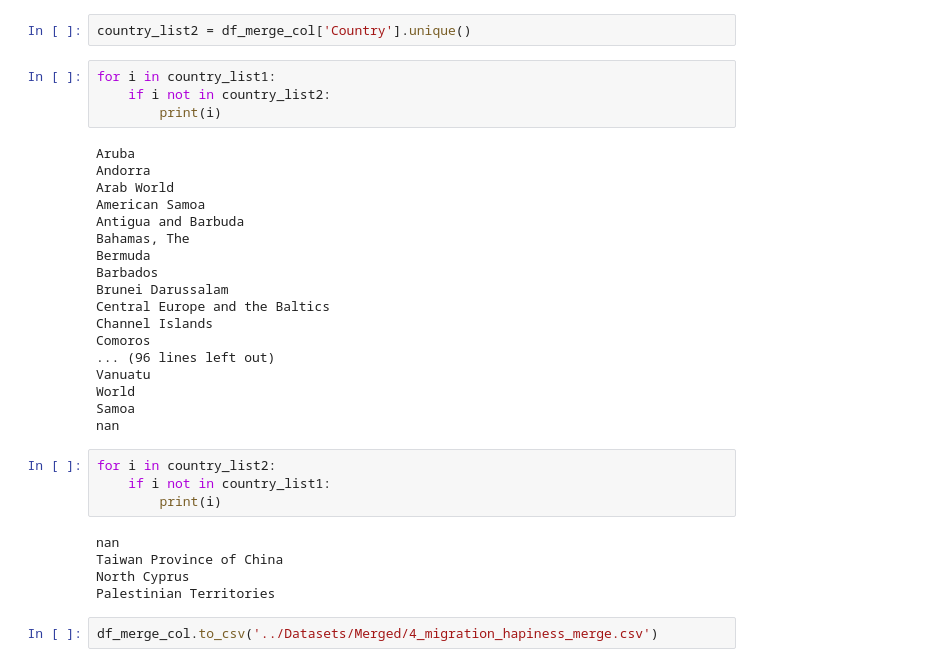
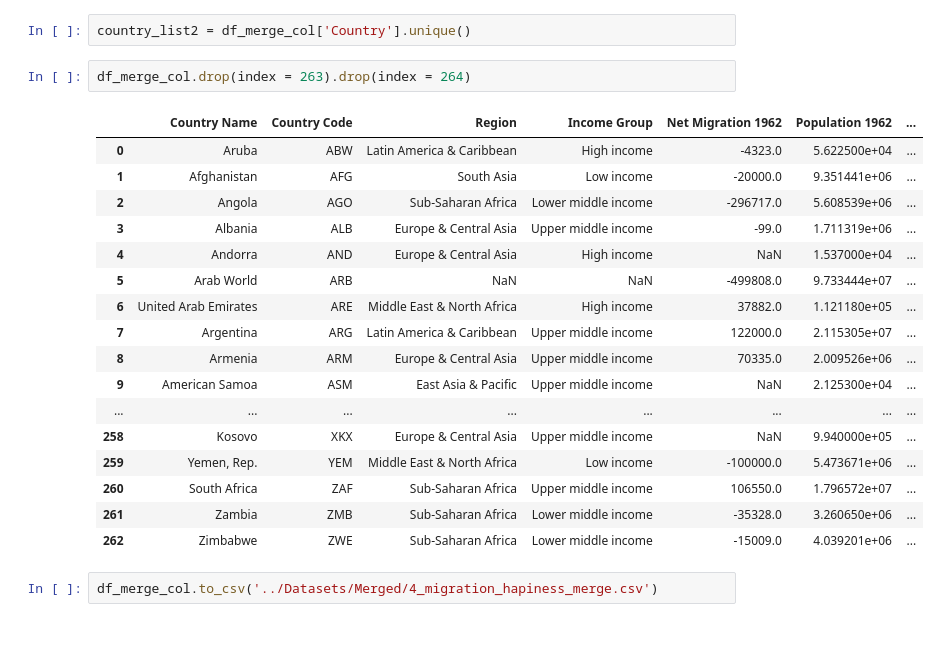
Before and after one commit to imogen-rickert/migration_happiness, a Jupyter notebook: Notebooks/Merge Population and Hapiness Data.ipynb, the cells around one changed output. Drawn from its saved outputs; the diff is of its cells as text; blank space fills up the shorter version.

Commit message:
Update Merged File

```diff
--- a/Notebooks/Merge Population and Hapiness Data.ipynb
+++ b/Notebooks/Merge Population and Hapiness Data.ipynb
@@ -196,36 +196,25 @@ df_merge_col
 country_list1 = df_merge_col['Country Name'].unique()
 # %%
 country_list2 = df_merge_col['Country'].unique()
-# %%
-for i in country_list1:
-    if i not in country_list2:
-        print(i)
-# %% [output]
-Aruba
-Andorra
-Arab World
-American Samoa
-Antigua and Barbuda
-Bahamas, The
-Bermuda
-Barbados
-Brunei Darussalam
-Central Europe and the Baltics
-Channel Islands
-Comoros
-... (96 lines left out)
-Vanuatu
-World
-Samoa
-nan
-# %%
-for i in country_list2:
-    if i not in country_list1:
-        print(i)
-# %% [output]
-nan
-Taiwan Province of China
-North Cyprus
-Palestinian Territories
+# %%
+df_merge_col.drop(index = 263).drop(index = 264)
+# %% [output]
+|  | Country Name | Country Code | Region | Income Group | Net Migration 1962 | Population 1962 | ... |
+| 0 | Aruba | ABW | Latin America & Caribbean | High income | -4323.0 | 5.622500e+04 | ... |
+| 1 | Afghanistan | AFG | South Asia | Low income | -20000.0 | 9.351441e+06 | ... |
+| 2 | Angola | AGO | Sub-Saharan Africa | Lower middle income | -296717.0 | 5.608539e+06 | ... |
+| 3 | Albania | ALB | Europe & Central Asia | Upper middle income | -99.0 | 1.711319e+06 | ... |
+| 4 | Andorra | AND | Europe & Central Asia | High income | NaN | 1.537000e+04 | ... |
+| 5 | Arab World | ARB | NaN | NaN | -499808.0 | 9.733444e+07 | ... |
+| 6 | United Arab Emirates | ARE | Middle East & North Africa | High income | 37882.0 | 1.121180e+05 | ... |
+| 7 | Argentina | ARG | Latin America & Caribbean | Upper middle income | 122000.0 | 2.115305e+07 | ... |
+| 8 | Armenia | ARM | Europe & Central Asia | Upper middle income | 70335.0 | 2.009526e+06 | ... |
+| 9 | American Samoa | ASM | East Asia & Pacific | Upper middle income | NaN | 2.125300e+04 | ... |
+| ... | ... | ... | ... | ... | ... | ... | ... |
+| 258 | Kosovo | XKX | Europe & Central Asia | Upper middle income | NaN | 9.940000e+05 | ... |
+| 259 | Yemen, Rep. | YEM | Middle East & North Africa | Low income | -100000.0 | 5.473671e+06 | ... |
+| 260 | South Africa | ZAF | Sub-Saharan Africa | Upper middle income | 106550.0 | 1.796572e+07 | ... |
+| 261 | Zambia | ZMB | Sub-Saharan Africa | Lower middle income | -35328.0 | 3.260650e+06 | ... |
+| 262 | Zimbabwe | ZWE | Sub-Saharan Africa | Lower middle income | -15009.0 | 4.039201e+06 | ... |
 # %%
 df_merge_col.to_csv('../Datasets/Merged/4_migration_hapiness_merge.csv')
```
Also changed, not shown: parts of 2 cells of this notebook, 1 other file.
